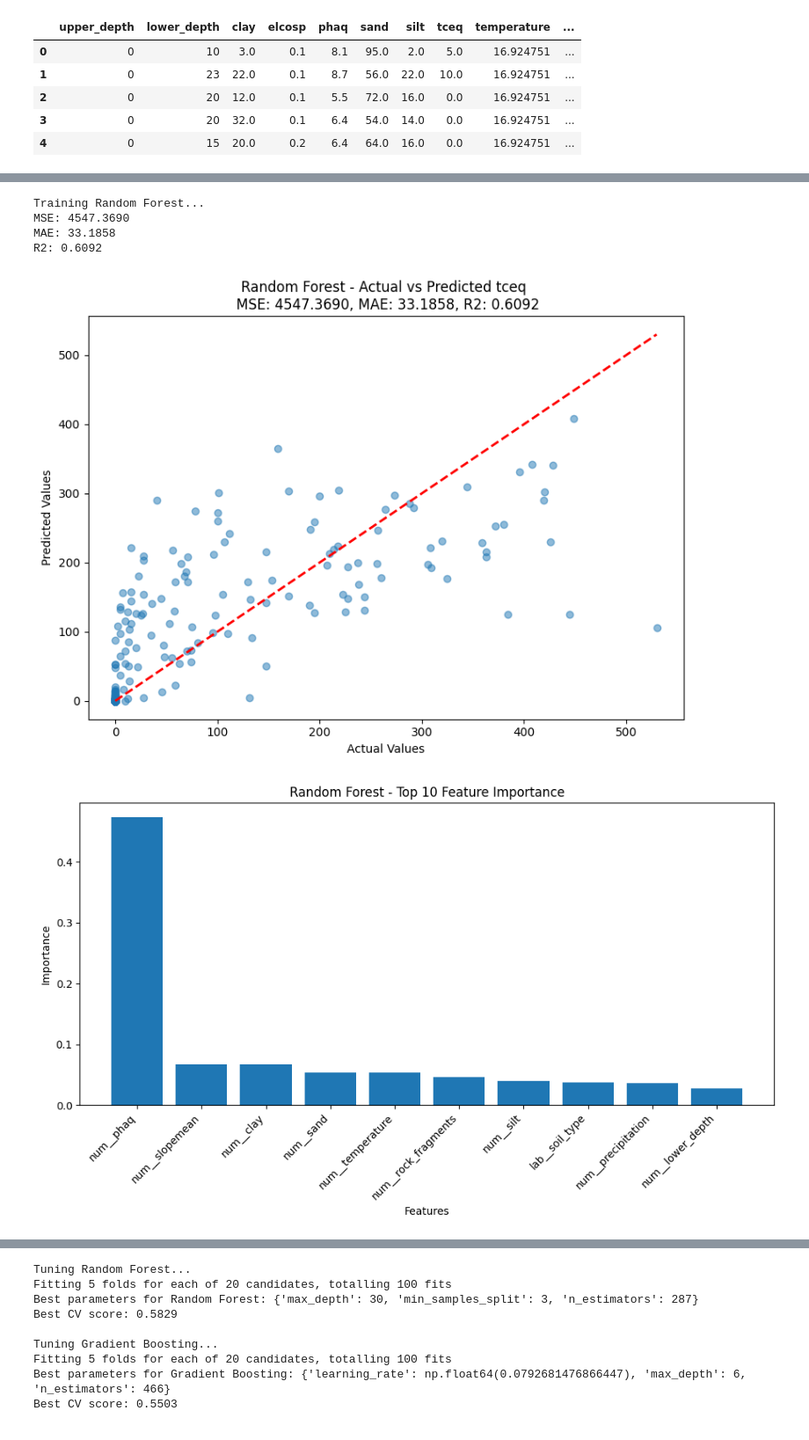
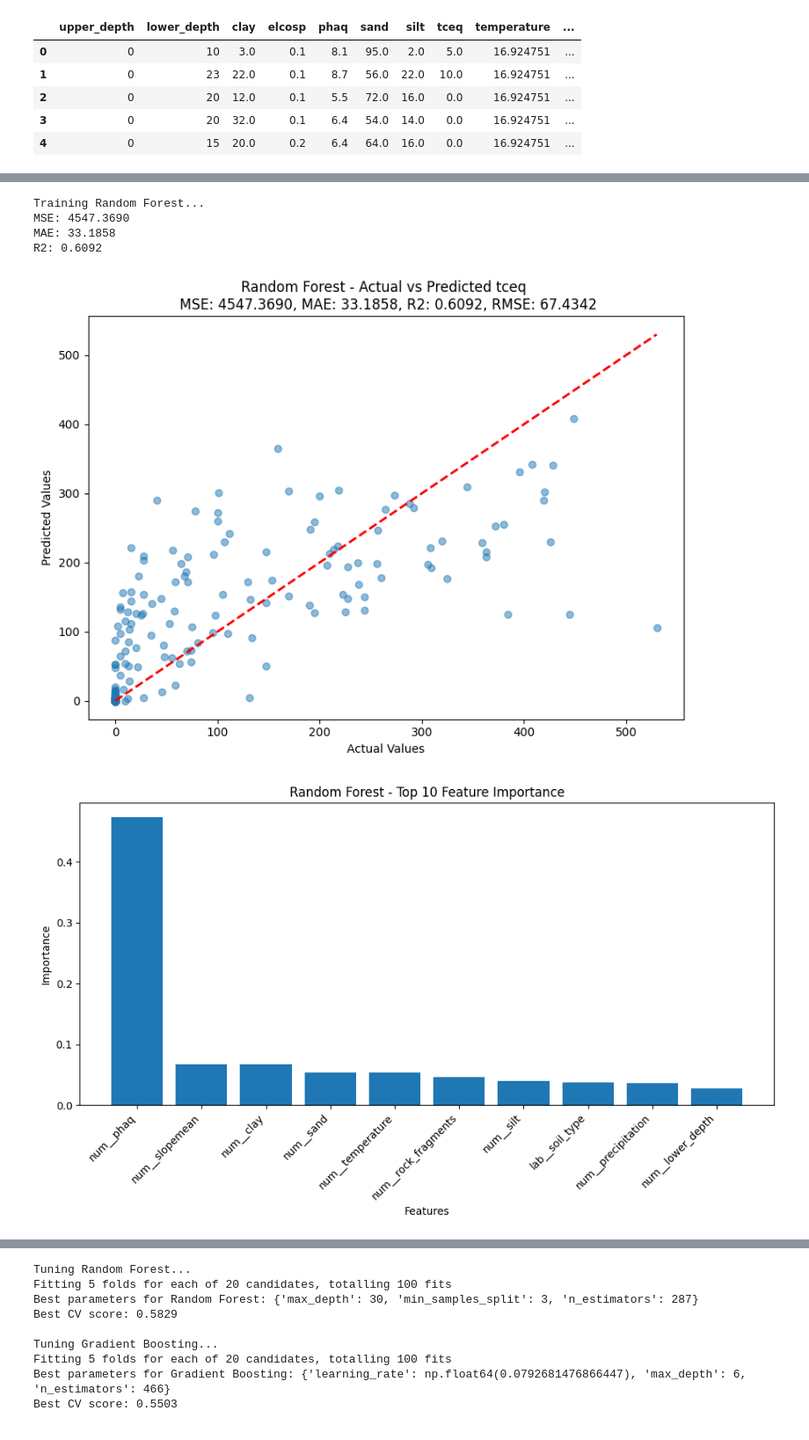
Before and after one commit to tierrafoods-hud/notebooks, a Jupyter notebook: mexico-soil-modeling.ipynb, the cells around one changed output, grey strips where cells are left out. Shown at 88% size. Drawn from its saved outputs; the diff is of its cells as text; code cells hidden in the pictures.

Commit message:
update the notebooks to include rmse

```diff
--- a/mexico-soil-modeling.ipynb
+++ b/mexico-soil-modeling.ipynb
@@ -78,7 +78,7 @@ from sklearn.preprocessing import OneHotEncoder, OrdinalEncoder, StandardScaler
 from sklearn.impute import SimpleImputer
 from sklearn.ensemble import RandomForestRegressor, GradientBoostingRegressor
 from sklearn.neural_network import MLPRegressor
-from sklearn.metrics import mean_squared_error, mean_absolute_error, r2_score
+from sklearn.metrics import mean_squared_error, mean_absolute_error, r2_score, root_mean_squared_error
 from sklearn.pipeline import Pipeline
 from sklearn.compose import ColumnTransformer
 
@@ -117,6 +117,7 @@ y_baseline = np.full_like(y_test, np.mean(y_train))
 baseline_mse = mean_squared_error(y_test, y_baseline)
 baseline_mae = mean_absolute_error(y_test, y_baseline)
 baseline_r2 = r2_score(y_test, y_baseline)
+baseline_rmse = root_mean_squared_error(y_test, y_baseline)
 
 print("\nBaseline Model:")
 print(f"MSE: {baseline_mse:.4f}")
@@ -153,6 +154,7 @@ for name, model in models.items():
     mse = mean_squared_error(y_test, y_pred)
     mae = mean_absolute_error(y_test, y_pred)
     r2 = r2_score(y_test, y_pred)
+    rmse = root_mean_squared_error(y_test, y_pred)
 
     print(f"MSE: {mse:.4f}")
     print(f"MAE: {mae:.4f}")
@@ -164,36 +166,36 @@ for name, model in models.items():
     plt.plot([min(y_test), max(y_test)], [min(y_test), max(y_test)], 'r--', lw=2)
     plt.xlabel('Actual Values')
     plt.ylabel('Predicted Values')
-    plt.title(f'{name} - Actual vs Predicted {TARGET} \n MSE: {mse:.4f}, MAE: {mae:.4f}, R2: {r2:.4f}')
+    plt.title(f'{name} - Actual vs Predicted {TARGET} \n MSE: {mse:.4f}, MAE: {mae:.4f}, R2: {r2:.4f}, RMSE: {rmse:.4f}')
     plt.tight_layout()
     plt.show()
 
     # Plot feature importance for tree-based models
     if hasattr(model, 'feature_importances_'):
         importance = model.feature_importances_
         feature_names = preprocessor.get_feature_names_out()
         feat_importance = pd.DataFrame({'Feature': feature_names, 'Importance': importance})
         feat_importance.sort_values(by='Importance', ascending=False, inplace=True)
 
         plt.figure(figsize=(10, 6))
         plt.bar(feat_importance['Feature'][:10], feat_importance['Importance'][:10])
         plt.xticks(rotation=45, ha='right')
         plt.xlabel('Features')
         plt.ylabel('Importance')
         plt.title(f'{name} - Top 10 Feature Importance')
         plt.tight_layout()
         plt.show()
 # %% [output]
 Baseline Model:
 MSE: 11713.2533
 MAE: 81.4050
 R2: -0.0066
 [figure]
 Training Random Forest...
 MSE: 4547.3690
 MAE: 33.1858
 R2: 0.6092
-[figure, old version]
+[figure, new version]
 [figure]
 Training Gradient Boosting...
 MSE: 5578.7093
```
Also changed, not shown: parts of 2 cells of this notebook, 1 other file.
